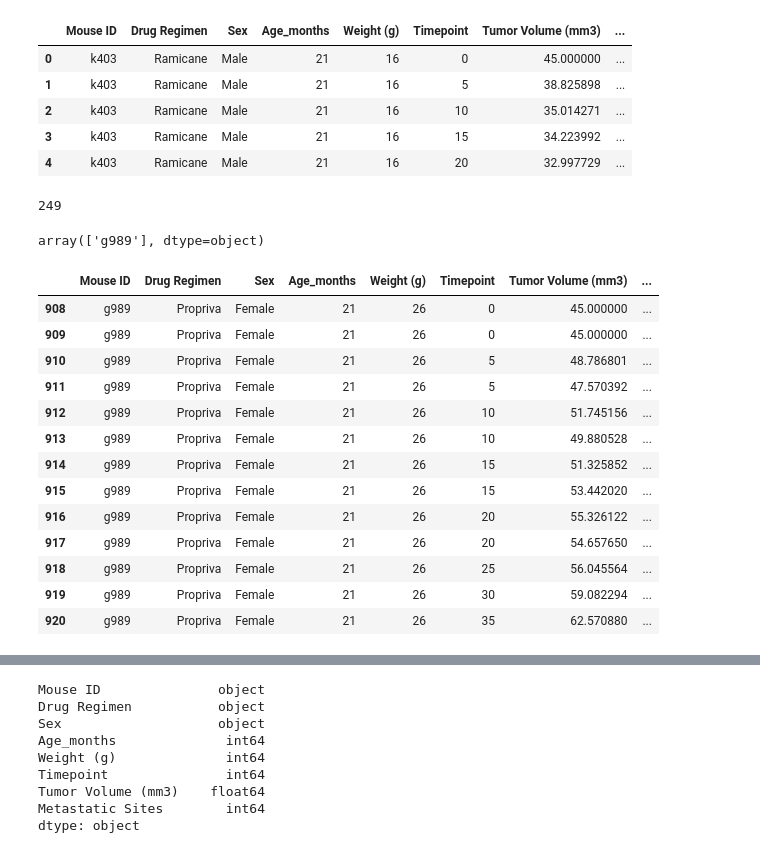
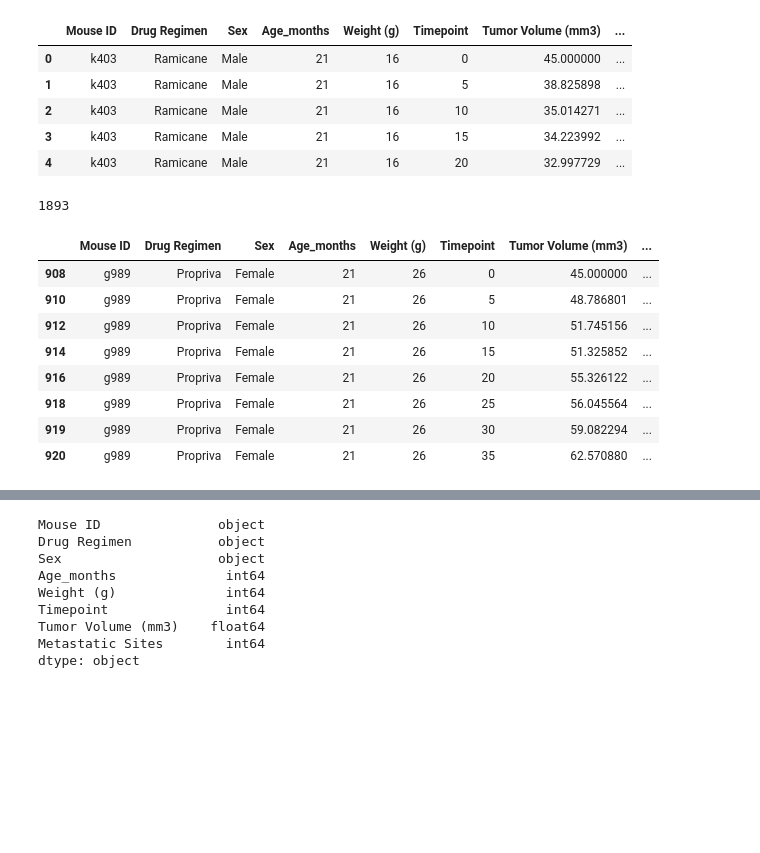
Before and after one commit to Yazz-01/Matplotlib_Pharma_Challenge, a Jupyter notebook: main_pharma.ipynb, the cells around one changed output, grey strips where cells are left out. Saved outputs shown, nothing was run; the diff lists cells and outputs as text; code cells hidden in the pictures; blank space fills up the shorter version.

```diff
--- a/main_pharma.ipynb
+++ b/main_pharma.ipynb
@@ -30,49 +30,25 @@ merge_df.head(5)
 | 3 | k403 | Ramicane | Male | 21 | 16 | 15 | 34.223992 | ... |
 | 4 | k403 | Ramicane | Male | 21 | 16 | 20 | 32.997729 | ... |
 # %%
-len(merge_df["Mouse ID"].unique())
+len(merge_df["Mouse ID"])
 # %% [output]
-249
+1893
-# %%
-duplicated_mouse=merge_df.loc[merge_df.duplicated(subset=["Mouse ID","Timepoint"]),"Mouse ID"].unique()
-
-duplicated_mouse
-# %% [output]
-array(['g989'], dtype=object)
-# %%
-merge_df.loc[merge_df["Mouse ID"]=="g989"]
-# %% [output]
-|  | Mouse ID | Drug Regimen | Sex | Age_months | Weight (g) | Timepoint | Tumor Volume (mm3) | ... |
-| 908 | g989 | Propriva | Female | 21 | 26 | 0 | 45.000000 | ... |
-| 909 | g989 | Propriva | Female | 21 | 26 | 0 | 45.000000 | ... |
-| 910 | g989 | Propriva | Female | 21 | 26 | 5 | 48.786801 | ... |
-| 911 | g989 | Propriva | Female | 21 | 26 | 5 | 47.570392 | ... |
-| 912 | g989 | Propriva | Female | 21 | 26 | 10 | 51.745156 | ... |
-| 913 | g989 | Propriva | Female | 21 | 26 | 10 | 49.880528 | ... |
-| 914 | g989 | Propriva | Female | 21 | 26 | 15 | 51.325852 | ... |
-| 915 | g989 | Propriva | Female | 21 | 26 | 15 | 53.442020 | ... |
-| 916 | g989 | Propriva | Female | 21 | 26 | 20 | 55.326122 | ... |
-| 917 | g989 | Propriva | Female | 21 | 26 | 20 | 54.657650 | ... |
-| 918 | g989 | Propriva | Female | 21 | 26 | 25 | 56.045564 | ... |
-| 919 | g989 | Propriva | Female | 21 | 26 | 30 | 59.082294 | ... |
-| 920 | g989 | Propriva | Female | 21 | 26 | 35 | 62.570880 | ... |
-# %%
-clean_df=
-
-
-df = df.drop_duplicates(df.columns[~df.columns.isin(['id'])],
-                        keep='first')
 # %%
 # 1.-----------CLEANING THE DATA
 
 # Getting the duplicate mice by ID number that shows up for Mouse ID and Timepoint.
+duplicated_mouse=merge_df.loc[merge_df.duplicated(subset=["Mouse ID","Timepoint"]),"Mouse ID"].unique()
 
 # Get all the data for the duplicate mouse ID.
-merge_df.duplicated(subset=["Mouse ID","Timepoint"])
-
-# Checking for null values
-na= pd.isnull(merge_df)
-
-no=merge_df.isnull().values.any()
-
-n= merge_df["Timepoint"].isnull().sum()
+clean_study_df= merge_df.drop_duplicates(subset=["Mouse ID","Timepoint"],keep='first', inplace=False)
+clean_study_df.loc[clean_df["Mouse ID"]=="g989"]
+# %% [output]
+|  | Mouse ID | Drug Regimen | Sex | Age_months | Weight (g) | Timepoint | Tumor Volume (mm3) | ... |
+| 908 | g989 | Propriva | Female | 21 | 26 | 0 | 45.000000 | ... |
+| 910 | g989 | Propriva | Female | 21 | 26 | 5 | 48.786801 | ... |
+| 912 | g989 | Propriva | Female | 21 | 26 | 10 | 51.745156 | ... |
+| 914 | g989 | Propriva | Female | 21 | 26 | 15 | 51.325852 | ... |
+| 916 | g989 | Propriva | Female | 21 | 26 | 20 | 55.326122 | ... |
+| 918 | g989 | Propriva | Female | 21 | 26 | 25 | 56.045564 | ... |
+| 919 | g989 | Propriva | Female | 21 | 26 | 30 | 59.082294 | ... |
+| 920 | g989 | Propriva | Female | 21 | 26 | 35 | 62.570880 | ... |
```
Also changed, not shown: parts of 16 cells of this notebook.
